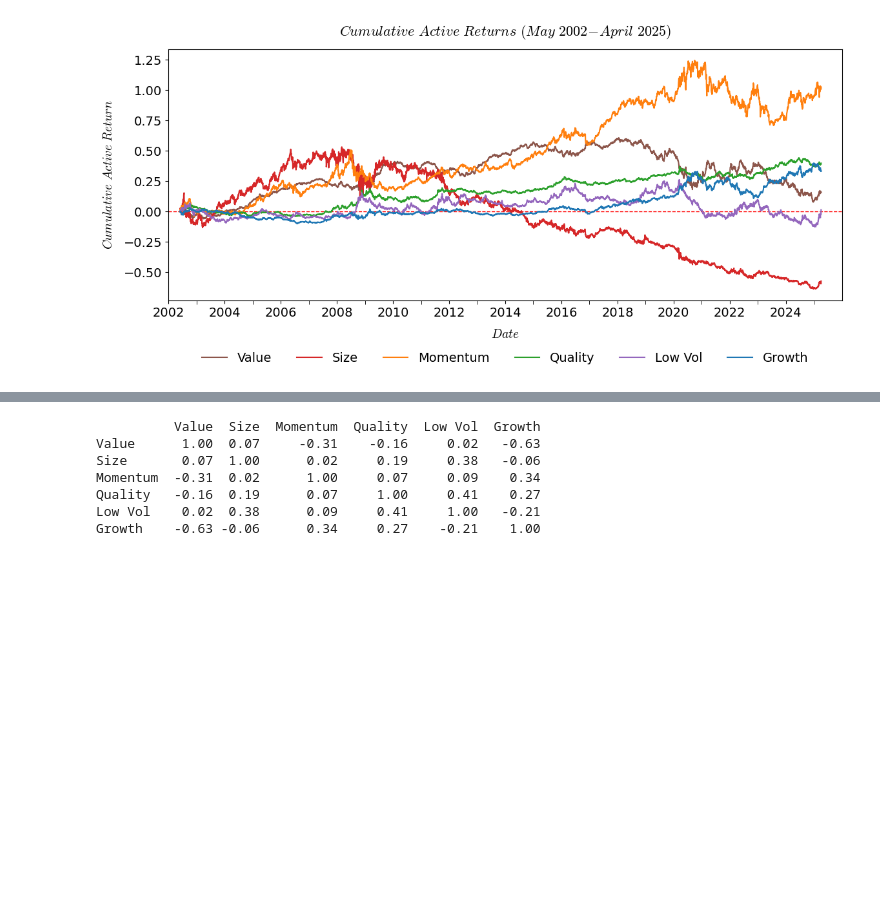
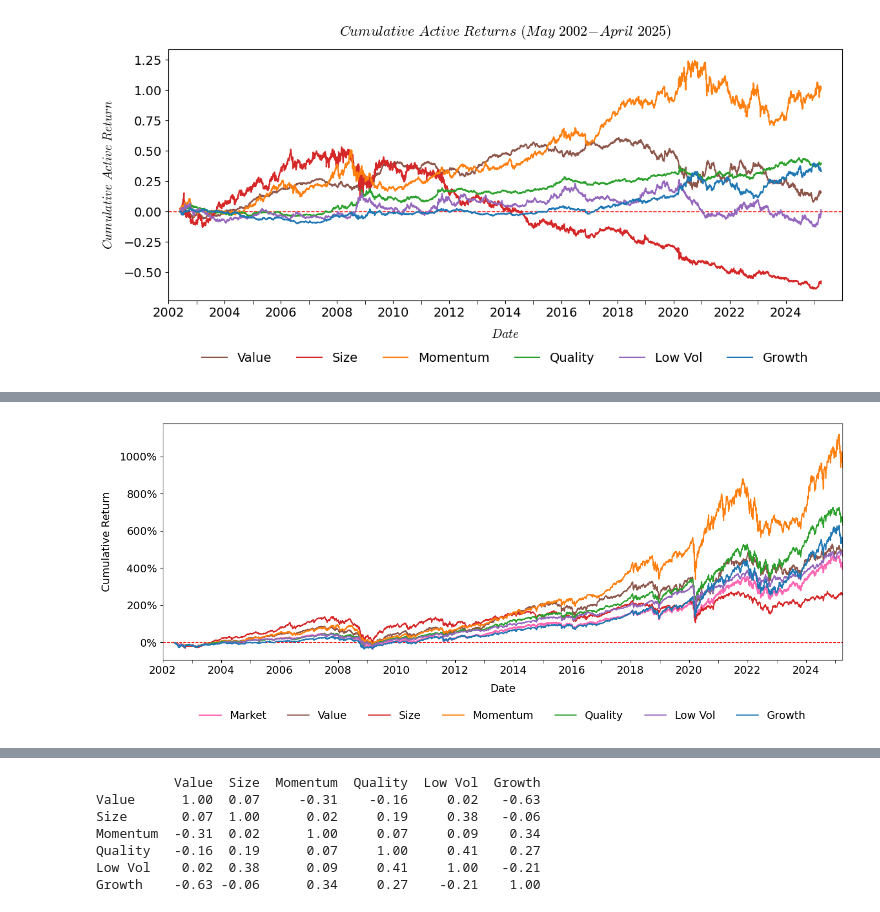
Before and after one commit to Kingmir96/thesis_vri_vp, a Jupyter notebook: Vlad/20250430_Data Universe_And features for the paper/20250430_Illustrations_v0.ipynb, the cells around one changed output, grey strips where cells are left out. Cells and saved outputs as stored; diff of their text form; code cells hidden in the pictures; blank space fills up the shorter version.

```diff
--- a/Vlad/20250430_Data Universe_And features for the paper/20250430_Illustrations_v0.ipynb
+++ b/Vlad/20250430_Data Universe_And features for the paper/20250430_Illustrations_v0.ipynb
@@ -271,0 +334,98 @@ findfont: Generic family 'serif' not found because none of the following familie
+# %%
+import pandas as pd
+import matplotlib.pyplot as plt
+import matplotlib.dates as mdates
+from matplotlib.ticker import PercentFormatter
+from datetime import datetime
+import glob
+
+# ─── Matplotlib styling ─────────────────────────────────────────────────────
+plt.rcParams.update({
+    "font.family": "serif",
+    "font.serif": ["Computer Modern"],
+    "font.size": 14,
+    "mathtext.fontset": "cm",
+    "text.usetex": False,
+})
+
+# ─── Load data ───────────────────────────────────────────────────────────────
+fn = glob.glob("*.csv")[0]
+df = pd.read_csv(fn, parse_dates=["date"]).set_index("date")
+
+# ─── Compute cumulative returns ─────────────────────────────────────────────
+cum_returns = (1 + df).cumprod() - 1
+
+# ─── Labels & colors ────────────────────────────────────────────────────────
+factors = ["vlue", "size", "mtum", "qual", "usmv", "iwf"]
+labels = {
+    "mkt":  "Market",
+    "vlue": "Value",
+    "size": "Size",
+    "mtum": "Momentum",
+    "qual": "Quality",
+    "usmv": "Low Vol",
+    "iwf":  "Growth",
+}
+colors = {
+    "mkt":  "#FF69B4",   # princess pink
+    "vlue": "#8c564b",
+    "size": "#d62728",
+    "mtum": "#ff7f0e",
+    "qual": "#2ca02c",
+    "usmv": "#9467bd",
+    "iwf":  "#1f77b4",
+}
+
+# ─── Plot ───────────────────────────────────────────────────────────────────
+fig, ax = plt.subplots(figsize=(14, 6))
+ax.axhline(0, color="red", linestyle="--", linewidth=1)
+
+# market first
+ax.plot(
+    cum_returns.index,
+    cum_returns["mkt"],
+    label=labels["mkt"],
+    color=colors["mkt"],
+    linewidth=2.0
+)
+
+for f in factors:
+    ax.plot(
+        cum_returns.index,
+        cum_returns[f],
+        label=labels[f],
+        color=colors[f],
+        linewidth=1.5
+    )
+
+ax.yaxis.set_major_formatter(PercentFormatter(1.0, decimals=0))
+
+# ─── X-axis ─────────────────────────────────────────────────────────────────
+first_date = datetime(2002, 1, 1)
+last_date = cum_returns.index.max()
+ax.set_xlim(first_date, last_date)
+ax.margins(x=0)  # ensures lines extend to the plot edge
+
+ax.xaxis.set_major_locator(mdates.YearLocator(2))
+ax.xaxis.set_major_formatter(mdates.DateFormatter("%Y"))
+ax.xaxis.set_minor_locator(mdates.YearLocator(1))
+ax.tick_params(axis="x", which="minor", length=4)
+ax.tick_params(axis="both", which="major", labelsize=14)
+
+# ─── Legend ─────────────────────────────────────────────────────────────────
+ax.legend(
+    ncol=len(factors) + 1,
+    loc="lower center",
+    bbox_to_anchor=(0.5, -0.30),
+    frameon=False,
+    prop={"size": 14}
+)
+
+# ─── Labels ─────────────────────────────────────────────────────────────────
+ax.set_xlabel("Date", size=14, labelpad=10)
+ax.set_ylabel("Cumulative Return", size=14, labelpad=10)
+ax.set_title("", pad=15, size=16)
+
+plt.tight_layout()
+plt.show()
+# %% [output]
@@ -271,0 +449 @@ findfont: Generic family 'serif' not found because none of the following familie
+[figure, added]
```
Also changed, not shown: parts of 4 cells of this notebook, 49 other files.
